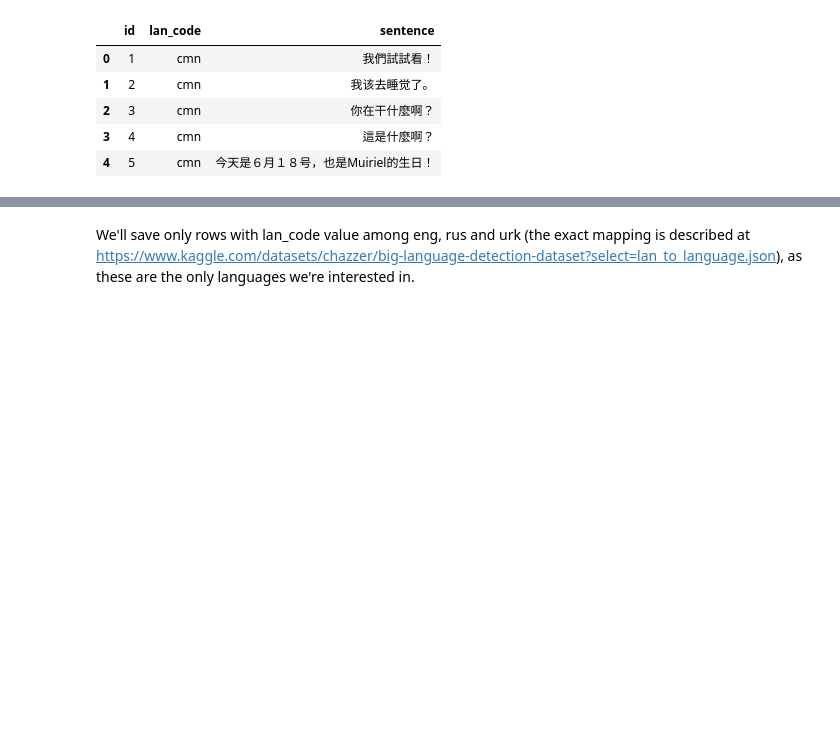
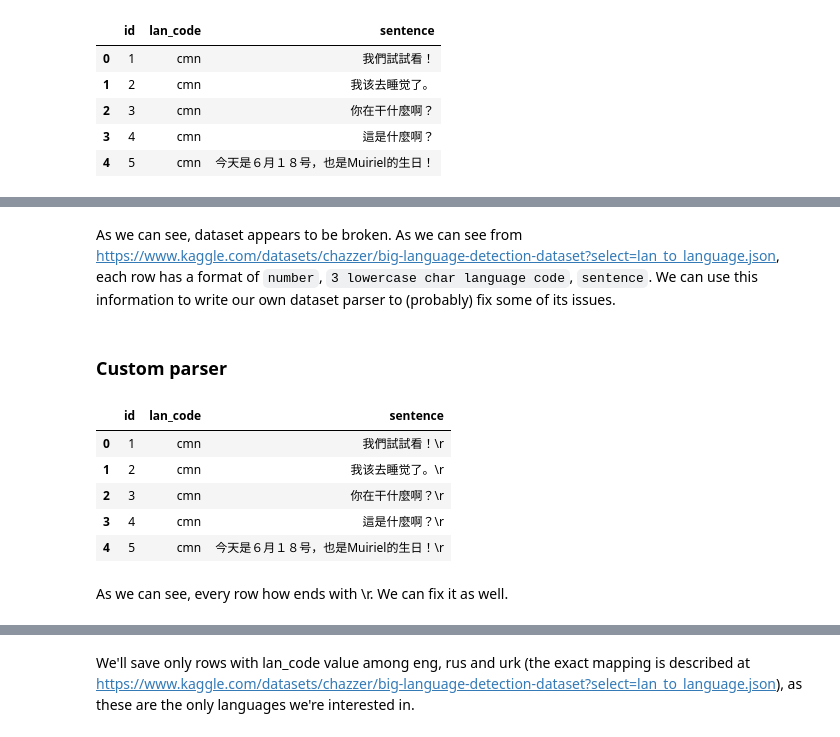
Before and after one commit to amiadesu/en-uk-ru-spam-detector, a Jupyter notebook: notebooks/01_data_preparation/01_data_loading.ipynb, the cells around one changed output, grey strips where cells are left out. Saved outputs shown, nothing was run; the diff lists cells and outputs as text; code cells hidden in the pictures; blank space fills up the shorter version.

Commit message:
Updated language detection dataset loading algorithm in order to (hopefully) fix some of the broken rows that were detected during previous commit.

```diff
--- a/notebooks/01_data_preparation/01_data_loading.ipynb
+++ b/notebooks/01_data_preparation/01_data_loading.ipynb
@@ -27,0 +58,49 @@ language_detection_df.head()
+# %% [markdown]
+As we can see, dataset appears to be broken. As we can see from https://www.kaggle.com/datasets/chazzer/big-language-detection-dataset?select=lan_to_language.json, each row has a format of `number`, `3 lowercase char language code`, `sentence`. We can use this information to write our own dataset parser to (probably) fix some of its issues.
+# %% [markdown]
+### Custom parser
+# %%
+def try_load_broken_language_detection_dataset(file_path, compression='zip'):
+    data = []
+
+    new_row_pattern = re.compile(r'^\d+[,|\t][a-z]{3}[,|\t]')
+
+    with pd.io.common.get_handle(file_path, 'r', compression=compression, encoding='utf-8') as f:
+        header = next(f.handle) # Our dataset has header, so we need to skip it
+
+        current_row = None
+
+        for line in f.handle:
+            line = line.rstrip('\n')
+
+            if new_row_pattern.match(line):
+                if current_row:
+                    data.append(current_row)
+
+                parts = re.split(r'[,|\t]', line, maxsplit=2)
+
+                if len(parts) == 3:
+                    current_row = parts
+                else: # Case where there is no sentence
+                    current_row = parts + [''] if len(parts) < 3 else parts
+            else: # We've gotten to the broken row
+                if current_row:
+                    current_row[2] += " " + line
+
+        if current_row:
+            data.append(current_row)
+
+    return pd.DataFrame(data, columns=['id', 'lan_code', 'sentence'])
+# %%
+temp_df = try_load_broken_language_detection_dataset(temp_language_detection_dataset_path, "zip")
+# %%
+temp_df.head()
+# %% [output]
+|  | id | lan_code | sentence |
+| 0 | 1 | cmn | 我們試試看！\r |
+| 1 | 2 | cmn | 我该去睡觉了。\r |
+| 2 | 3 | cmn | 你在干什麼啊？\r |
+| 3 | 4 | cmn | 這是什麼啊？\r |
+| 4 | 5 | cmn | 今天是６月１８号，也是Muiriel的生日！\r |
+# %% [markdown]
+As we can see, every row how ends with \r. We can fix it as well.
```
Also changed, not shown: parts of 12 cells of this notebook.
